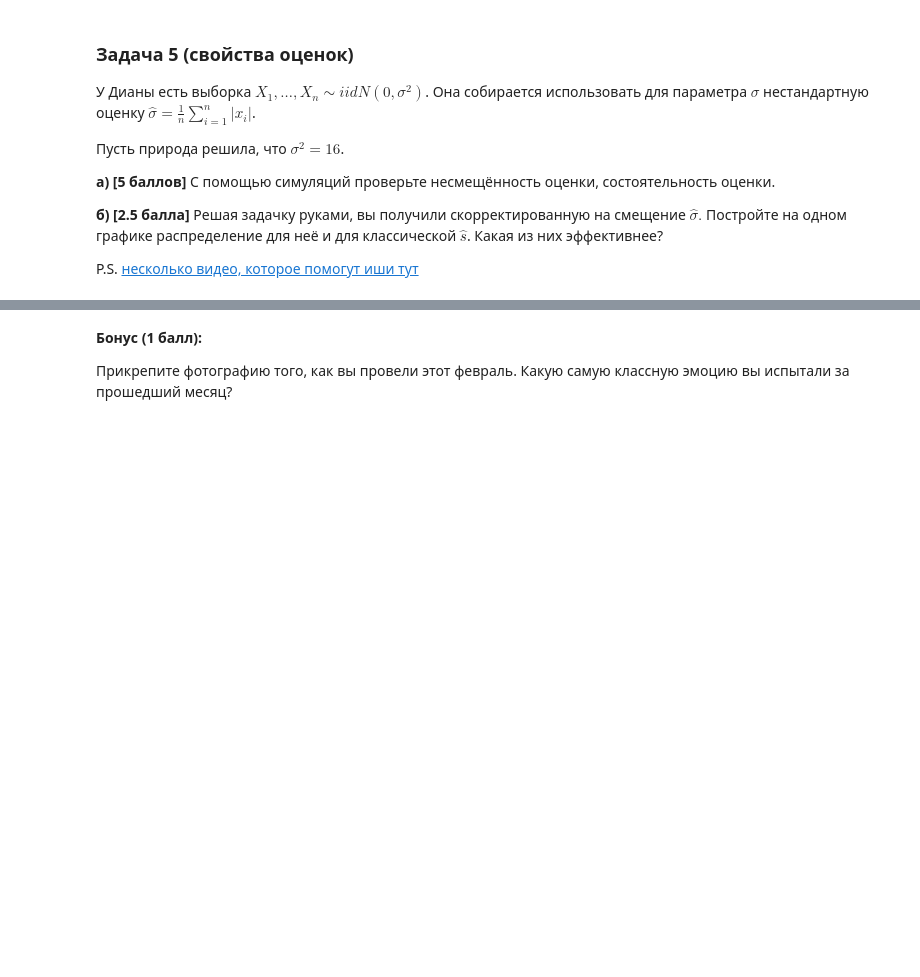
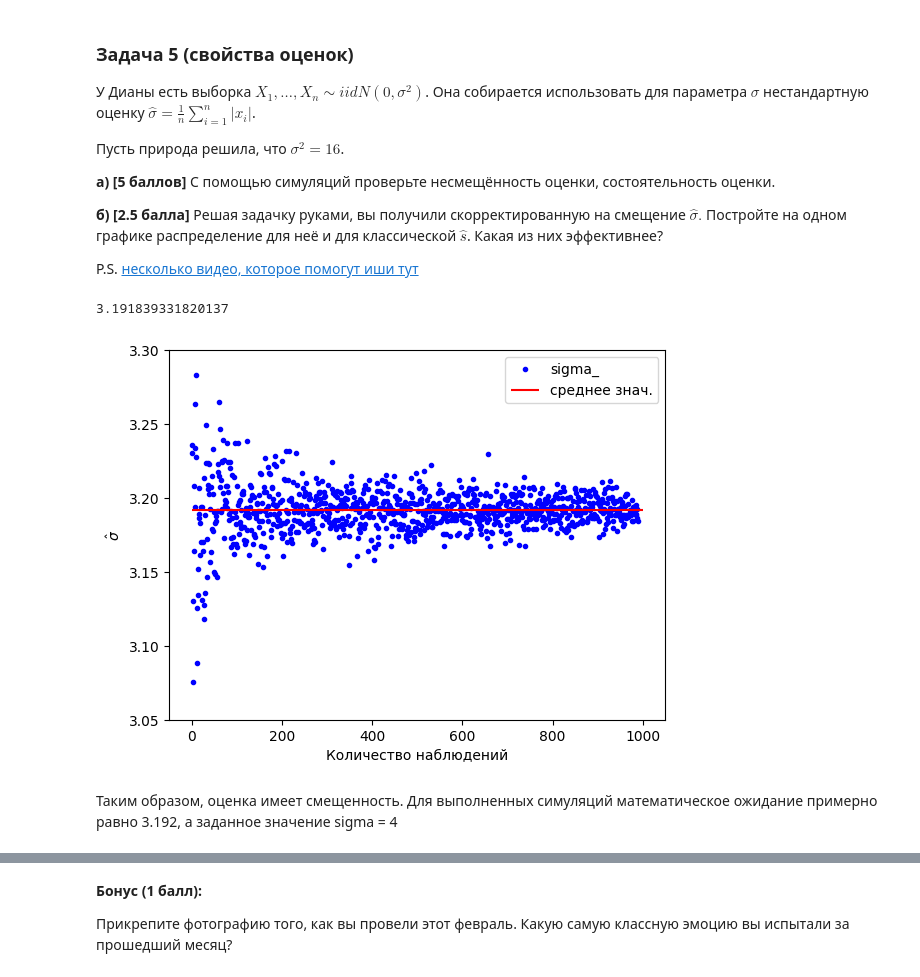
Before and after one commit to Kulikov17/MLDS_math_2022, a Jupyter notebook: hw_matstat/yam_hw01-hakuna_matata.ipynb, the cells around one changed output, grey strips where cells are left out. Cells and saved outputs as stored; diff of their text form; code cells hidden in the pictures; blank space fills up the shorter version.

```diff
--- a/hw_matstat/yam_hw01-hakuna_matata.ipynb
+++ b/hw_matstat/yam_hw01-hakuna_matata.ipynb
@@ -400,2 +402,21 @@ P.S. [несколько видео, которое помогут иши тут
 # %%
-# your code here ʕ•ᴥ•ʔ
+sigma = 4
+X = [norm(loc=0, scale=sigma).rvs(size=i) for i in range(10**3, 10**5, 100)]
+sigma_ =  list(map(lambda xi: sum(abs(xi)) / len(xi), X))
+# %%
+mean_sigma_ = np.mean(sigma_)
+mean_sigma_
+# %% [output]
+3.191839331820137
+# %%
+plt.plot(sigma_,'b.', label='sigma_')
+plt.hlines(y=mean_sigma_, xmin=0, xmax=1000, colors='r', label='среднее знач.')
+plt.ylim([3.05, 3.3])
+plt.xlabel('Количество наблюдений')
+plt.ylabel('$\hat{\sigma}$')
+plt.legend()
+plt.show()
+# %% [output]
+[figure, added]
+# %% [markdown]
+Таким образом, оценка имеет смещенность. Для выполненных симуляций математическое ожидание примерно равно 3.192, а заданное значение sigma = 4
```
Also changed, not shown: parts of 10 cells of this notebook.
